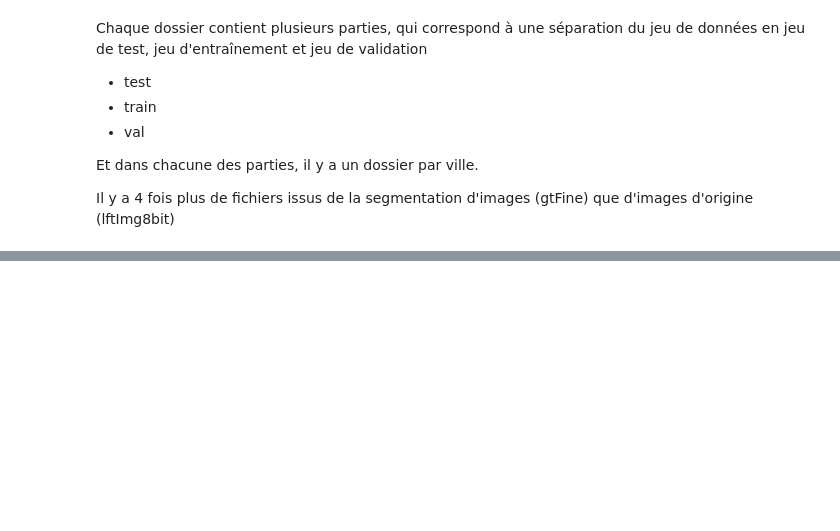
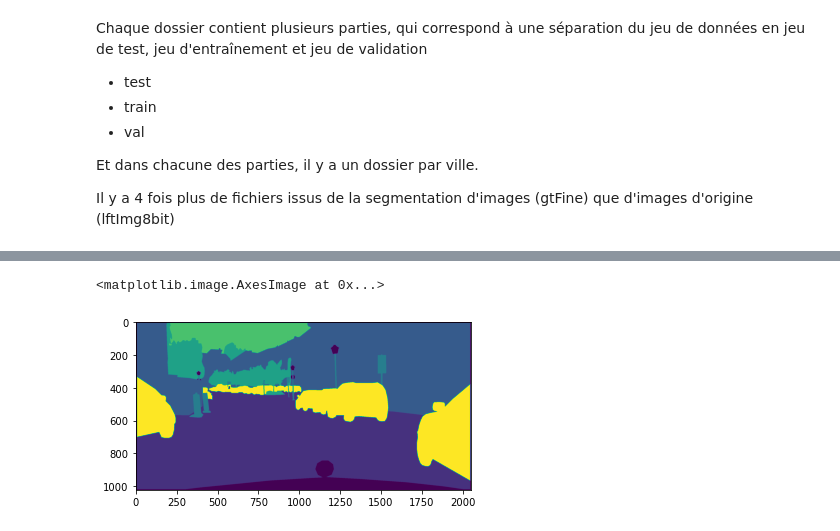
Before and after one commit to Deviluna29/oc_ingenieur-ia_p8, a Jupyter notebook: P08_00_notebook_analyse.ipynb, the cells around one changed output, grey strips where cells are left out. Cells and saved outputs as stored; diff of their text form; code cells hidden in the pictures; blank space fills up the shorter version.

Commit message:
exemple division mask en 8 catégories

```diff
--- a/P08_00_notebook_analyse.ipynb
+++ b/P08_00_notebook_analyse.ipynb
@@ -161,0 +194,12 @@ color.png :
+# %%
+img = cv2.imread(os.path.join(gtFine_path, 'train', random_city, list_files_gtFine[random_index*4 + 2]))
+img = np.squeeze(img[:,:,0])
+mask_labelids = np.zeros((img.shape[0], img.shape[1], len(cats_id)))
+
+for i in range(-1, 34):
+    for cat in cats:
+        if i in cats[cat]:
+            mask_labelids[:,:,cats_id[cat]] = np.logical_or(mask_labelids[:,:,cats_id[cat]],(img==i))
+            break
+
+mask_labelids = np.array(np.argmax(mask_labelids,axis=2))
@@ -161,0 +222,5 @@ color.png :
+# %%
+plt.imshow(mask_labelids)
+# %% [output]
+<matplotlib.image.AxesImage at 0x...>
+[figure, added]
```
Also changed, not shown: parts of 5 cells of this notebook, 2 other files.
